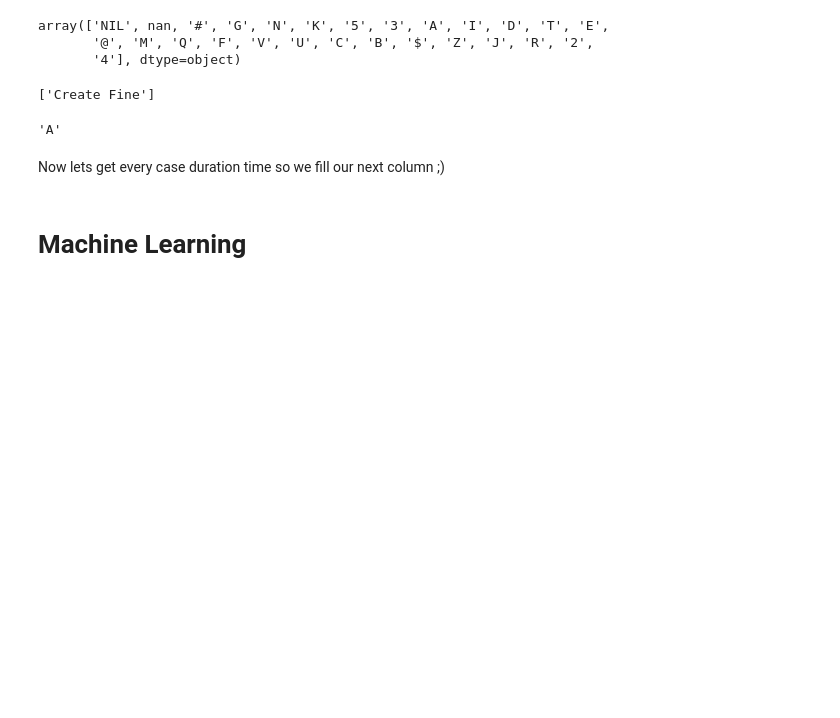
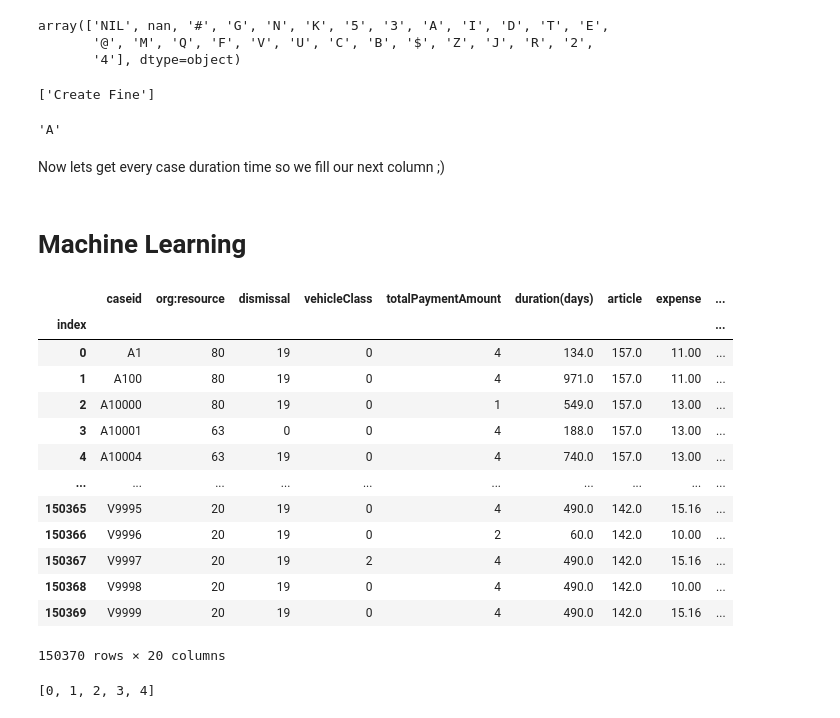
Before and after one commit to AlibakhshiAlireza/Road-Traffic-Fine-Management-Outcome-Oriented-Prediction, a Jupyter notebook: BPI_DATASET.ipynb, the cells around one changed output. Cells and saved outputs as stored; diff of their text form; code cells hidden in the pictures; blank space fills up the shorter version.

```diff
--- a/BPI_DATASET.ipynb
+++ b/BPI_DATASET.ipynb
@@ -514,3 +514,20 @@ df["concept:name"].unique()
 pm4py.view_performance_spectrum(log, ["Create Fine" , "Send Fine" , "Insert Fine Notification", "Send for Credit Collection"], format="png")
 # %% [markdown]
 # Machine Learning
+# %%
+dforg
+# %% [output]
+|  | caseid | org:resource | dismissal | vehicleClass | totalPaymentAmount | duration(days) | article | expense | ... |
+| index |  |  |  |  |  |  |  |  | ... |
+| 0 | A1 | 80 | 19 | 0 | 4 | 134.0 | 157.0 | 11.00 | ... |
+| 1 | A100 | 80 | 19 | 0 | 4 | 971.0 | 157.0 | 11.00 | ... |
+| 2 | A10000 | 80 | 19 | 0 | 1 | 549.0 | 157.0 | 13.00 | ... |
+| 3 | A10001 | 63 | 0 | 0 | 4 | 188.0 | 157.0 | 13.00 | ... |
+| 4 | A10004 | 63 | 19 | 0 | 4 | 740.0 | 157.0 | 13.00 | ... |
+| ... | ... | ... | ... | ... | ... | ... | ... | ... | ... |
+| 150365 | V9995 | 20 | 19 | 0 | 4 | 490.0 | 142.0 | 15.16 | ... |
+| 150366 | V9996 | 20 | 19 | 0 | 2 | 60.0 | 142.0 | 10.00 | ... |
+| 150367 | V9997 | 20 | 19 | 2 | 4 | 490.0 | 142.0 | 15.16 | ... |
+| 150368 | V9998 | 20 | 19 | 0 | 4 | 490.0 | 142.0 | 10.00 | ... |
+| 150369 | V9999 | 20 | 19 | 0 | 4 | 490.0 | 142.0 | 15.16 | ... |
+150370 rows × 20 columns
@@ -516,0 +578,7 @@ pm4py.view_performance_spectrum(log, ["Create Fine" , "Send Fine" , "Insert Fine
+# %%
+le = preprocessing.LabelEncoder()
+le.fit(dforg['totalPaymentAmount'])
+list(le.classes_)
+dforg['totalPaymentAmount'] = le.transform(dforg['totalPaymentAmount'])
+# %% [output]
+[0, 1, 2, 3, 4]
```
Also changed, not shown: parts of 37 cells of this notebook.
